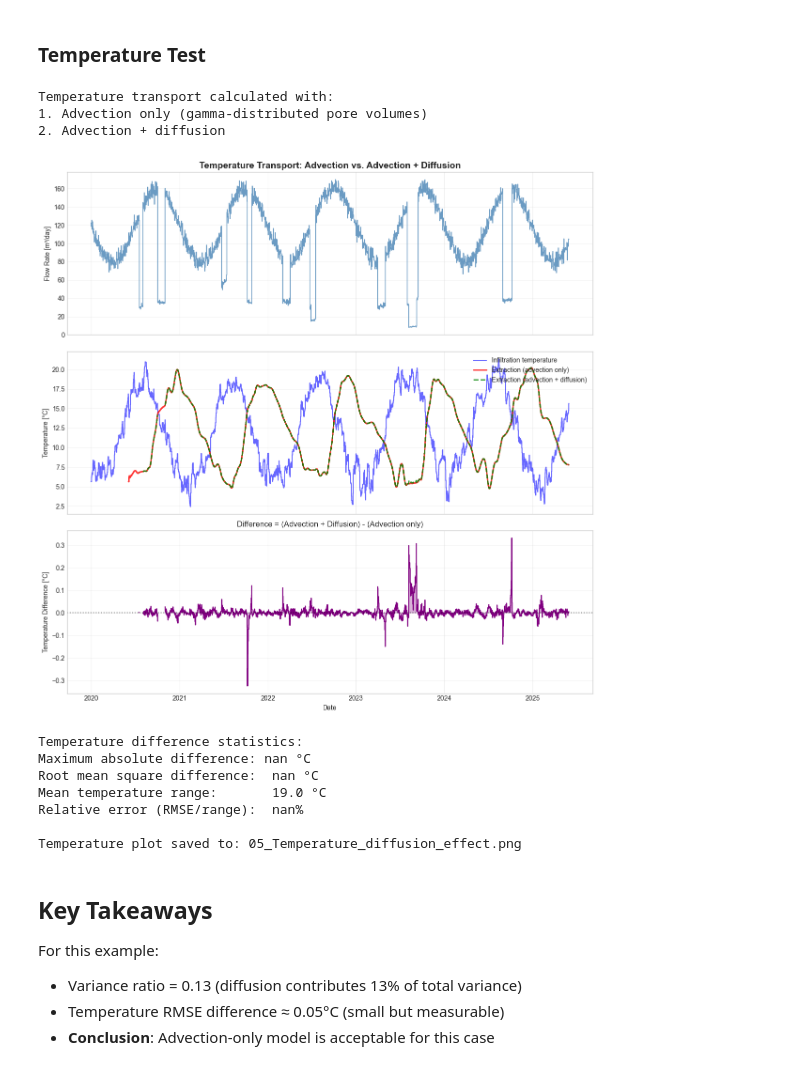
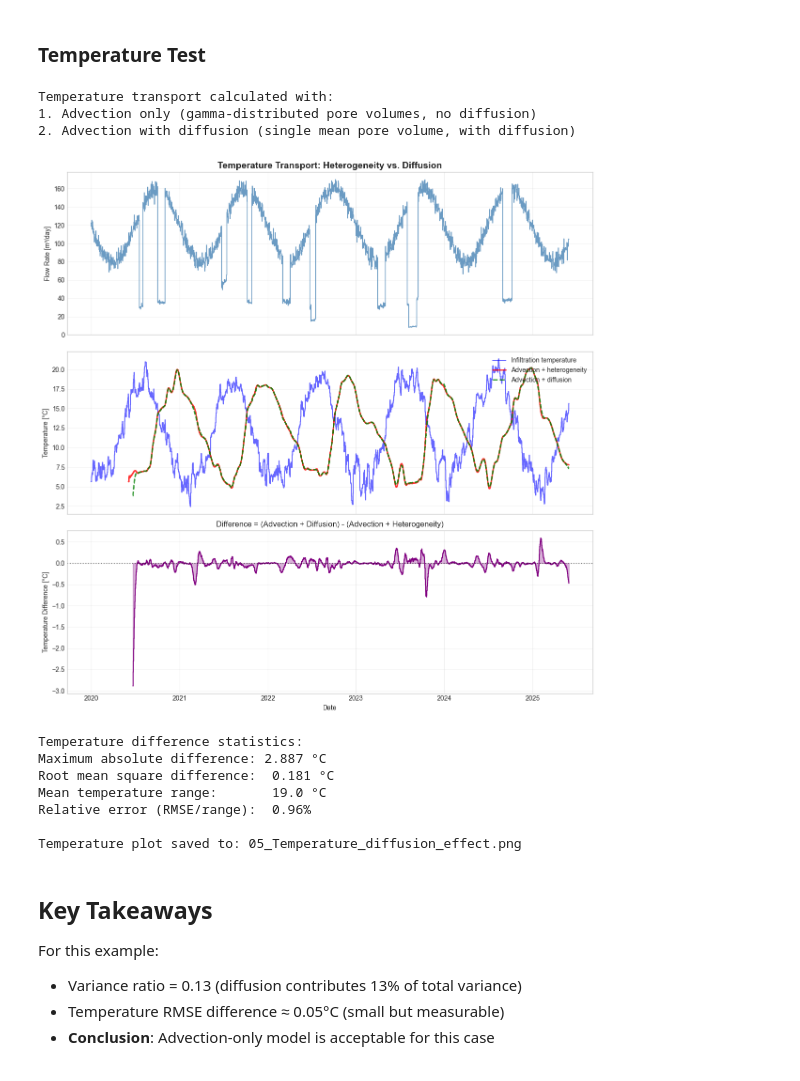
Before and after one commit to gwtransport/gwtransport, a Jupyter notebook: examples/05_Testing_Assumptions.ipynb, the cells around one changed output. Cells and saved outputs as stored; diff of their text form; code cells hidden in the pictures.

```diff
--- a/examples/05_Testing_Assumptions.ipynb
+++ b/examples/05_Testing_Assumptions.ipynb
@@ -218,6 +222,7 @@ Pulse breakthrough plot saved to: 05_Pulse_breakthrough_comparison.png
 ### Temperature Test
 # %%
 # Apply temperature transport with advection only (current model in Examples 1-4)
+# Uses gamma-distributed pore volumes for heterogeneity
 temp_advection_only = advection.gamma_infiltration_to_extraction(
     cin=df.temp_infiltration,
     flow=df.flow,
@@ -229,25 +234,26 @@ temp_advection_only = advection.gamma_infiltration_to_extraction(
     retardation_factor=2.0,  # Thermal retardation
 )
 
-# Apply temperature transport with advection + diffusion
-# First apply gamma-distributed advection, then diffusion
+# Apply temperature transport with advection + diffusion directly from infiltration
+# Uses a single pore volume (mean) with diffusion
 temp_advection_diffusion = diffusion.infiltration_to_extraction(
-    cin=temp_advection_only,
-    flow=df.flow,
+    cin=df.temp_infiltration.values,
+    flow=df.flow.values,
     tedges=tedges,
-    aquifer_pore_volume=df.attrs["aquifer_pore_volume_gamma_mean"],
+    cout_tedges=tedges,
+    aquifer_pore_volumes=np.array([df.attrs["aquifer_pore_volume_gamma_mean"]]),
+    streamline_length=np.array([aquifer_length]),
     diffusivity=diffusion_coefficient,
-    retardation_factor=2.0,
-    aquifer_length=aquifer_length,
+    retardation_factor=2.0,  # Thermal retardation
 )
 
 print("Temperature transport calculated with:")
-print("1. Advection only (gamma-distributed pore volumes)")
-print("2. Advection + diffusion")
+print("1. Advection only (gamma-distributed pore volumes, no diffusion)")
+print("2. Advection with diffusion (single mean pore volume, with diffusion)")
 # %% [output]
 Temperature transport calculated with:
-1. Advection only (gamma-distributed pore volumes)
-2. Advection + diffusion
+1. Advection only (gamma-distributed pore volumes, no diffusion)
+2. Advection with diffusion (single mean pore volume, with diffusion)
 # %%
 # Plot temperature breakthrough with and without diffusion
 fig, (ax1, ax2, ax3) = plt.subplots(3, 1, figsize=(12, 12), sharex=True)
@@ -256,7 +262,7 @@ fig, (ax1, ax2, ax3) = plt.subplots(3, 1, figsize=(12, 12), sharex=True)
 xstep_flow, ystep_flow = np.repeat(tedges, 2)[1:-1], np.repeat(df.flow, 2)
 ax1.plot(xstep_flow, ystep_flow, color="steelblue", alpha=0.8, linewidth=1.2)
 ax1.set_ylabel("Flow Rate [m³/day]")
-ax1.set_title("Temperature Transport: Advection vs. Advection + Diffusion", fontsize=14, fontweight="bold")
+ax1.set_title("Temperature Transport: Heterogeneity vs. Diffusion", fontsize=14, fontweight="bold")
 ax1.grid(True, alpha=0.3)
 
 # Panel 2: Temperature comparison - convert all series to step format
@@ -264,53 +270,54 @@ xstep_temp_in, ystep_temp_in = np.repeat(tedges, 2)[1:-1], np.repeat(df.temp_inf
 xstep_temp_adv, ystep_temp_adv = np.repeat(tedges, 2)[1:-1], np.repeat(temp_advection_only, 2)
 xstep_temp_diff, ystep_temp_diff = np.repeat(tedges, 2)[1:-1], np.repeat(temp_advection_diffusion, 2)
 ax2.plot(xstep_temp_in, ystep_temp_in, label="Infiltration temperature", color="blue", alpha=0.6, linewidth=1.5)
-ax2.plot(xstep_temp_adv, ystep_temp_adv, label="Extraction (advection only)", color="red", linewidth=2, alpha=0.8)
+ax2.plot(xstep_temp_adv, ystep_temp_adv, label="Advection + heterogeneity", color="red", linewidth=2, alpha=0.8)
 ax2.plot(
     xstep_temp_diff,
     ystep_temp_diff,
-    label="Extraction (advection + diffusion)",
+    label="Advection + diffusion",
     color="green",
     linewidth=2,
     linestyle="--",
     alpha=0.8,
 )
 ax2.set_ylabel("Temperature [°C]")
 ax2.legend(loc="upper right")
 ax2.grid(True, alpha=0.3)
 
 # Panel 3: Difference between models - convert to step format
 temp_difference = temp_advection_diffusion - temp_advection_only
 xstep_diff_val, ystep_diff_val = np.repeat(tedges, 2)[1:-1], np.repeat(temp_difference, 2)
 ax3.plot(xstep_diff_val, ystep_diff_val, color="purple", linewidth=1.5)
 ax3.axhline(0, color="black", linestyle=":", alpha=0.5)
 ax3.fill_between(xstep_diff_val, 0, ystep_diff_val, alpha=0.3, color="purple")
 ax3.set_ylabel("Temperature Difference [°C]")
 ax3.set_xlabel("Date")
-ax3.set_title("Difference = (Advection + Diffusion) - (Advection only)")
+ax3.set_title("Difference = (Advection + Diffusion) - (Advection + Heterogeneity)")
 ax3.grid(True, alpha=0.3)
 
 plt.tight_layout()
 
 # Save plot
 out_path = Path("05_Temperature_diffusion_effect.png")
 plt.savefig(out_path, dpi=300, bbox_inches="tight")
 plt.show()
 
-max_diff = np.abs(temp_difference).max()
-rmse = np.sqrt(np.mean(temp_difference**2))
+# Use nanmax/nanmean to handle NaN values in statistics
+max_diff = np.nanmax(np.abs(temp_difference))
+rmse = np.sqrt(np.nanmean(temp_difference**2))
 print("\nTemperature difference statistics:")
 print(f"Maximum absolute difference: {max_diff:.3f} °C")
 print(f"Root mean square difference:  {rmse:.3f} °C")
 print(f"Mean temperature range:       {df.temp_infiltration.max() - df.temp_infiltration.min():.1f} °C")
 print(f"Relative error (RMSE/range):  {rmse / (df.temp_infiltration.max() - df.temp_infiltration.min()) * 100:.2f}%")
 print(f"\nTemperature plot saved to: {out_path}")
 # %% [output]
-[figure, old version]
+[figure, new version]
 Temperature difference statistics:
-Maximum absolute difference: nan °C
-Root mean square difference:  nan °C
+Maximum absolute difference: 2.887 °C
+Root mean square difference:  0.181 °C
 Mean temperature range:       19.0 °C
-Relative error (RMSE/range):  nan%
+Relative error (RMSE/range):  0.96%
 
 Temperature plot saved to: 05_Temperature_diffusion_effect.png
 # %% [markdown]
```
Also changed, not shown: parts of 4 cells of this notebook.
